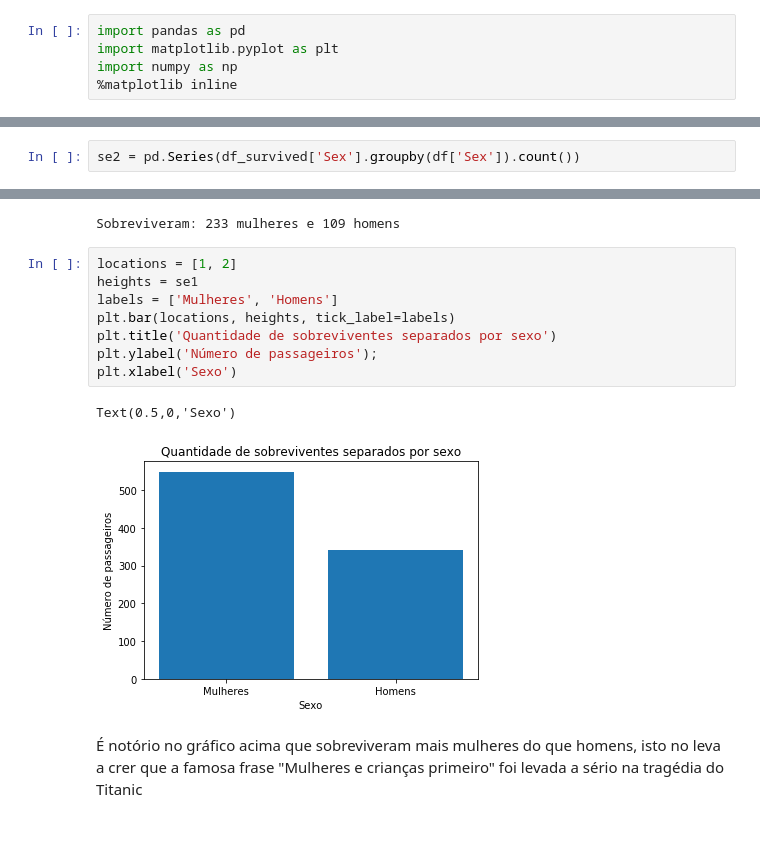
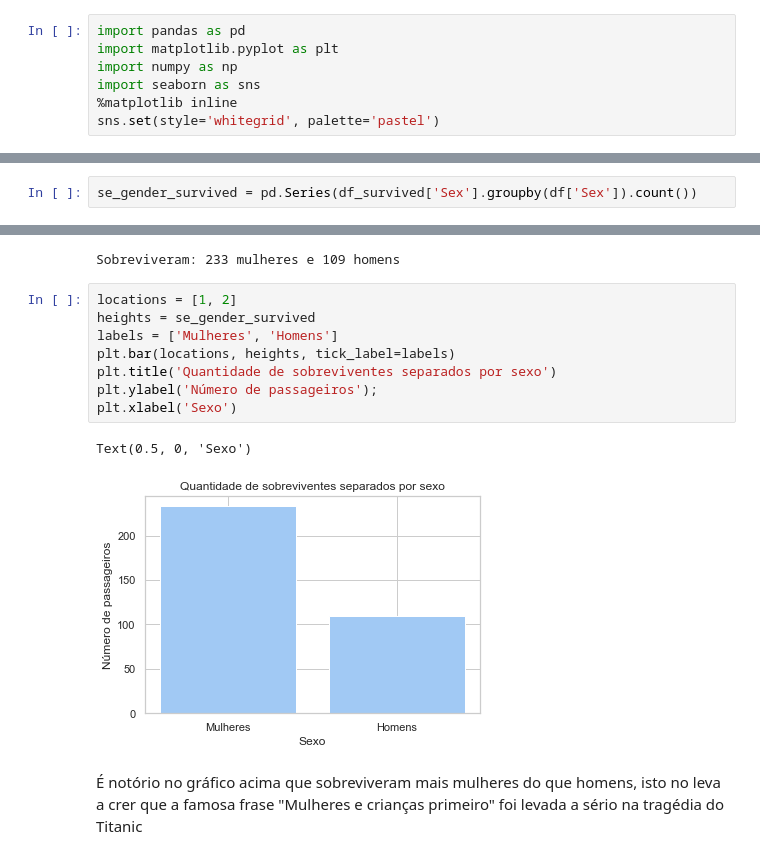
Before and after one commit to anderson-souza/Titanic-Project-Udacity, a Jupyter notebook: Análise Titanic.ipynb, the cells around one changed output, grey strips where cells are left out. Saved outputs shown, nothing was run; the diff lists cells and outputs as text; blank space fills up the shorter version.

```diff
--- a/Análise Titanic.ipynb
+++ b/Análise Titanic.ipynb
@@ -2,6 +2,8 @@
 import pandas as pd
 import matplotlib.pyplot as plt
 import numpy as np
+import seaborn as sns
 %matplotlib inline
+sns.set(style='whitegrid', palette='pastel')
 # %%
 df = pd.read_csv('titanic-data-6.csv')
@@ -147,20 +174,20 @@ No navio havia o total de 891 pessoas, dentre essas, 342 sobreviveram e 549 não
 # %%
-se2 = pd.Series(df_survived['Sex'].groupby(df['Sex']).count())
+se_gender_survived = pd.Series(df_survived['Sex'].groupby(df['Sex']).count())
 # %%
 print("Sobreviveram: {} mulheres e {} homens".format(se2[0],se2[1]))
 # %% [output]
 Sobreviveram: 233 mulheres e 109 homens
 # %%
 locations = [1, 2]
-heights = se1
+heights = se_gender_survived
 labels = ['Mulheres', 'Homens']
 plt.bar(locations, heights, tick_label=labels)
 plt.title('Quantidade de sobreviventes separados por sexo')
 plt.ylabel('Número de passageiros');
 plt.xlabel('Sexo')
 # %% [output]
-Text(0.5,0,'Sexo')
+Text(0.5, 0, 'Sexo')
-[figure, old version]
+[figure, new version]
 # %% [markdown]
  É notório no gráfico acima que sobreviveram mais mulheres do que homens, isto no leva a crer que a famosa frase "Mulheres e crianças primeiro" foi levada a sério na tragédia do Titanic
 # %% [markdown]
```
Also changed, not shown: parts of 32 cells of this notebook.
